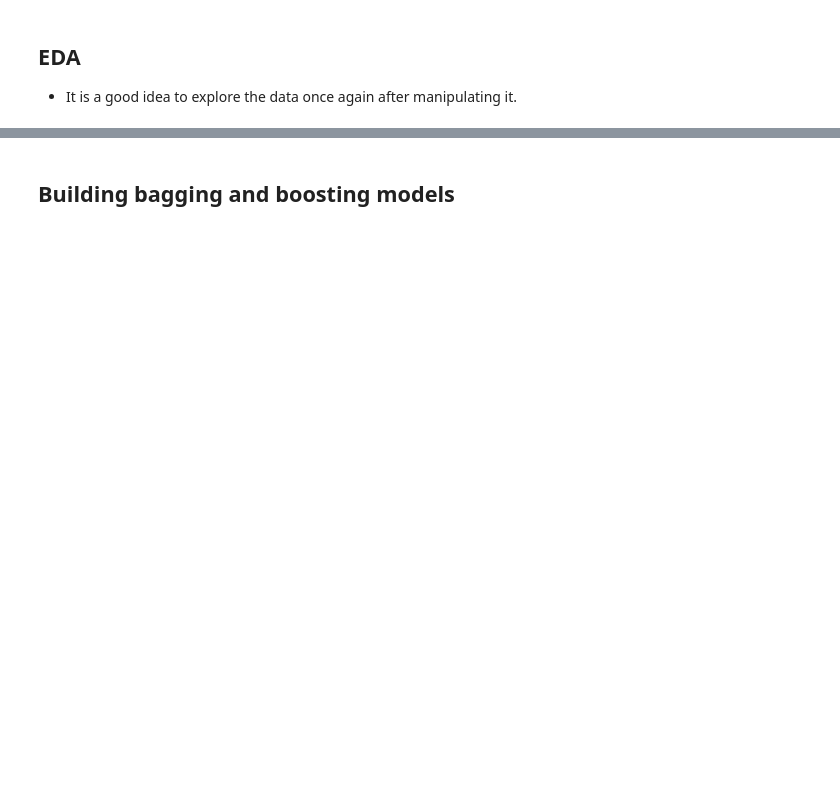
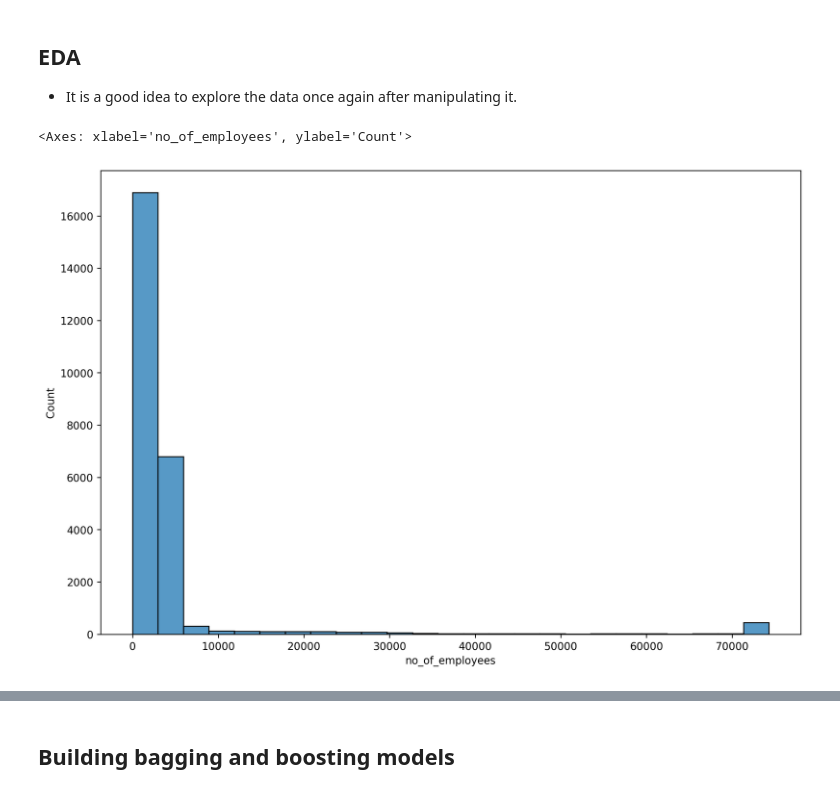
Before and after one commit to cmurray4492/PythonProjects, a Jupyter notebook: UT_Austin/Ensemble/Craig_Murray_DSBA_Project_ET_EasyVisa_Fullcode.ipynb, the cells around one changed output, grey strips where cells are left out. Drawn from its saved outputs; the diff is of its cells as text; code cells hidden in the pictures; blank space fills up the shorter version.

```diff
--- a/UT_Austin/Ensemble/Craig_Murray_DSBA_Project_ET_EasyVisa_Fullcode.ipynb
+++ b/UT_Austin/Ensemble/Craig_Murray_DSBA_Project_ET_EasyVisa_Fullcode.ipynb
@@ -515,0 +575,6 @@ tree_df.head()
+# %%
+plt.figure(figsize=(12,8), dpi=250)
+sns.histplot(tree_df['no_of_employees'], bins=25, kde=False)
+# %% [output]
+<Axes: xlabel='no_of_employees', ylabel='Count'>
+[figure, added]
```
Also changed, not shown: parts of 63 cells of this notebook, 2 other files.
